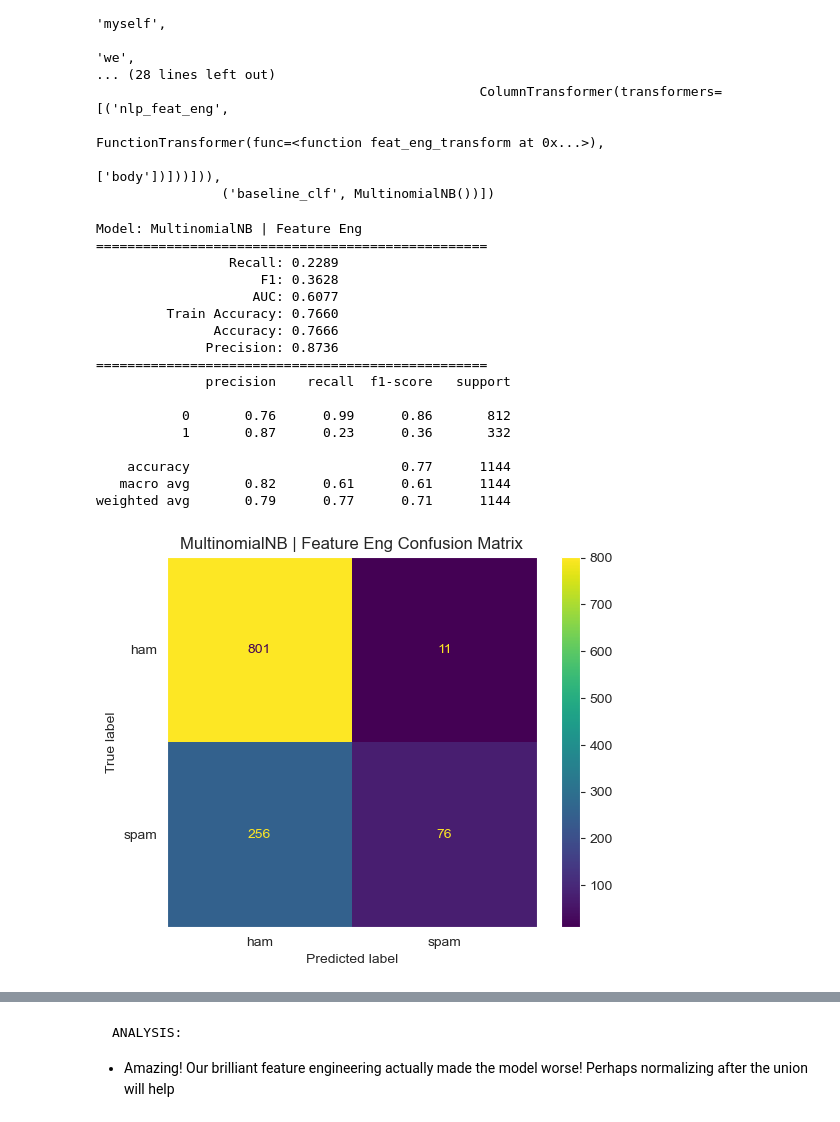
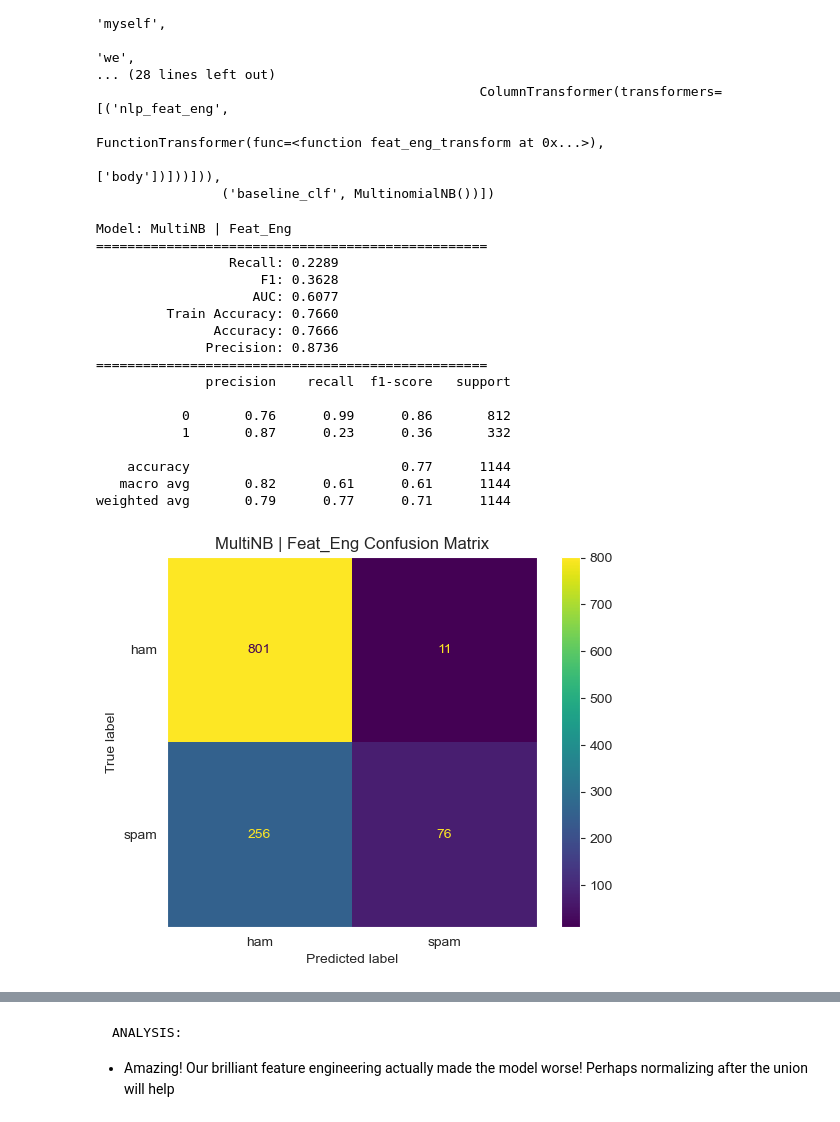
Before and after one commit to dman01337/HAM-vs-SPAM, a Jupyter notebook: Ham_vs_Spam.ipynb, the cells around one changed output, grey strips where cells are left out. Saved outputs shown, nothing was run; the diff lists cells and outputs as text; code cells hidden in the pictures.

```diff
--- a/Ham_vs_Spam.ipynb
+++ b/Ham_vs_Spam.ipynb
@@ -578,0 +603,35 @@ ANALYSIS:
+# %%
+
+
+# Define tokenizers
+def word_punct_tokenizer(text):
+    word_punct_tokenizer = WordPunctTokenizer()
+    return word_punct_tokenizer.tokenize(text)
+
+# Define the baseline tokenizer function
+
+def regexp_tokenizer(text):
+    regexp_tokenizer = RegexpTokenizer(r'\b\w{3,}\b')
+    return regexp_tokenizer.tokenize(text)
+
+# define the stopwords to use in the vectorizer
+stop_words = stopwords.words('english')
+
+# Create the baseline basic binary CountVectorizer pipeline step tuple
+step_count_vec = ('count_vec', CountVectorizer(max_features=500,
+                                                min_df=2,
+                                                max_df=0.95,
+                                                binary=True,
+                                                stop_words=stop_words,
+                                                tokenizer=regexp_tokenizer))
+
+# Create the baseline MultinomialNB pipeline step tuple
+step_baseline_model = ('baseline_clf', MultinomialNB(fit_prior=True))
+
+# Create a SMOTE step tuple
+step_smote = ('smote', SMOTE(random_state=42))
+
+# Create and fit the pipeline for the baseline model
+pipe = ImbPipeline([step_count_vec, step_smote, step_baseline_model])
+
+pipe.fit(X_train, y_train)
@@ -1002,23 +1124,23 @@ Pipeline(steps=[('preprocessing',
                                                                                   ['body'])]))])),
                 ('baseline_clf', MultinomialNB())])
 # %%
-display_results('MultinomialNB | Feature Eng', 'Email-Body', pipeline, X_train_body, y_train_body, X_test_body, y_test_body)
+display_results('MultiNB | Feat_Eng', 'Email-Body', pipeline, X_train_body, y_train_body, X_test_body, y_test_body)
 # %% [output]
-Model: MultinomialNB | Feature Eng
+Model: MultiNB | Feat_Eng
 ==================================================
                  Recall: 0.2289
                      F1: 0.3628
                     AUC: 0.6077
          Train Accuracy: 0.7660
                Accuracy: 0.7666
               Precision: 0.8736
 ==================================================
               precision    recall  f1-score   support
 
            0       0.76      0.99      0.86       812
            1       0.87      0.23      0.36       332
 
     accuracy                           0.77      1144
    macro avg       0.82      0.61      0.61      1144
 weighted avg       0.79      0.77      0.71      1144
-[figure, old version]
+[figure, new version]
```
Also changed, not shown: parts of 78 cells of this notebook, 8 other files.
